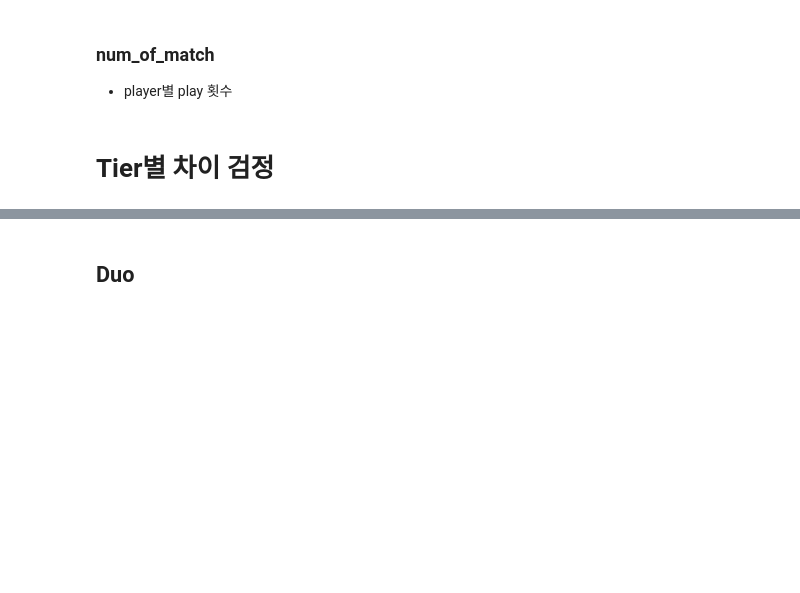
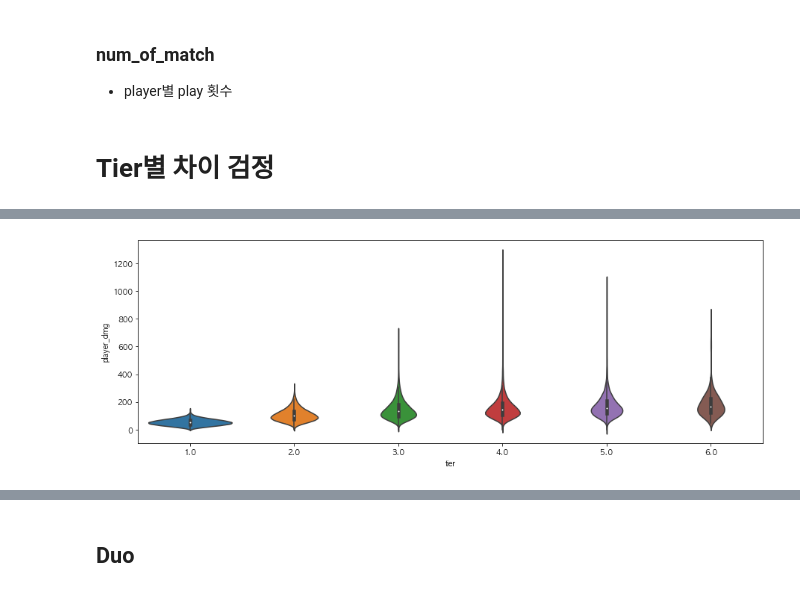
Before and after one commit to Kyean91/PROJECT_PARTYQUEST, a Jupyter notebook: preprocessing_code.ipynb, the cells around one changed output, grey strips where cells are left out. Saved outputs shown, nothing was run; the diff lists cells and outputs as text; code cells hidden in the pictures; blank space fills up the shorter version.

```diff
--- a/preprocessing_code.ipynb
+++ b/preprocessing_code.ipynb
@@ -795,0 +829,3 @@ class CheckingTierDiff():
+# %%
+df = pd.read_csv('../dataset/duo/tier_diff_duo.csv')
+df.shape
@@ -795,0 +972,5 @@ class CheckingTierDiff():
+# %%
+plt.figure(figsize=(15,5))
+_ = sns.violinplot(data=df, x='tier', y='player_dmg')
+# %% [output]
+[figure, added]
```
Also changed, not shown: parts of 316 cells of this notebook.
